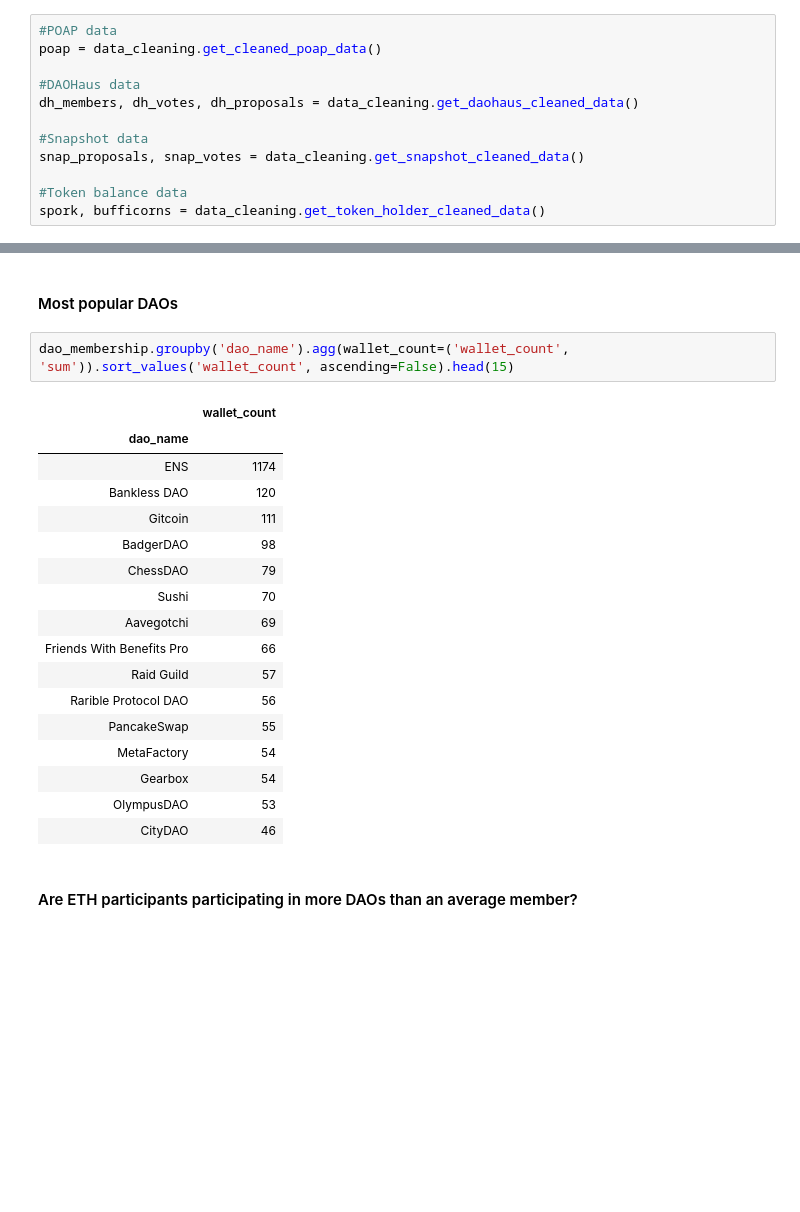
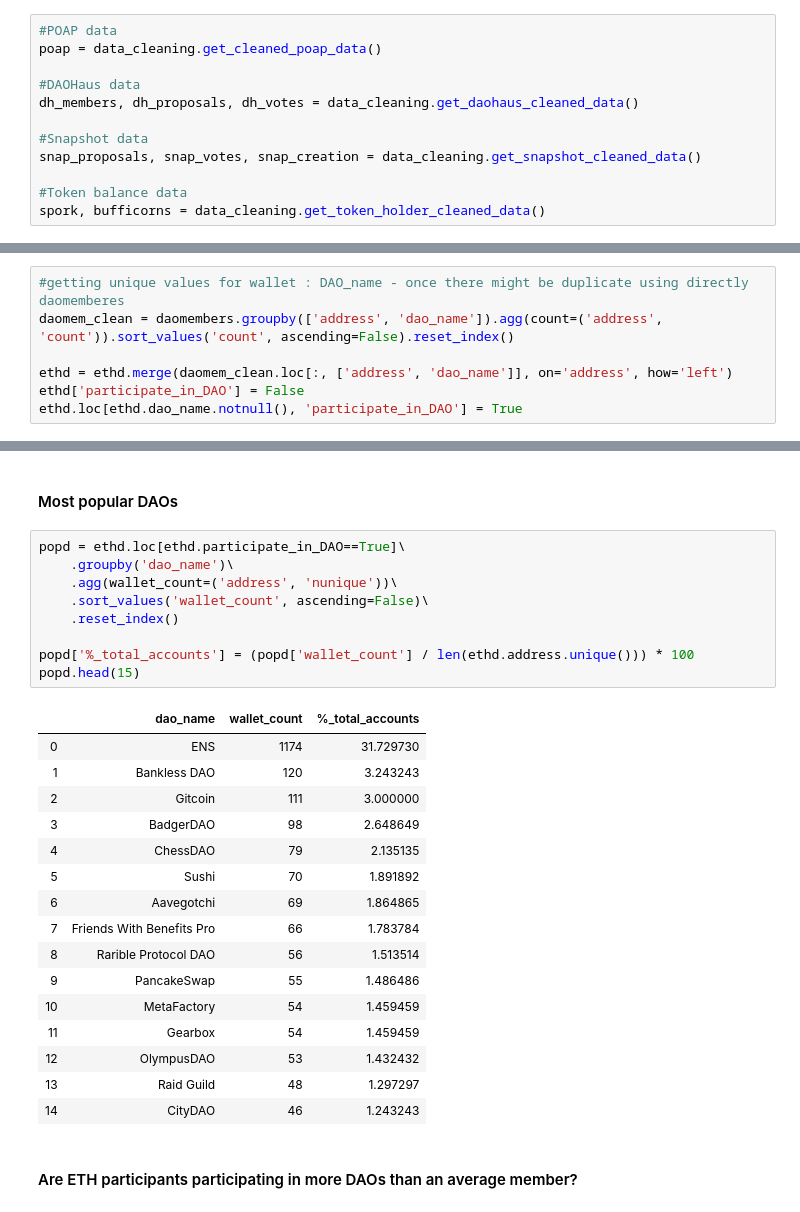
Before and after one commit to fmeiraf/poap_analysis, a Jupyter notebook: analysis/eth_denver_analysis.ipynb, the cells around one changed output, grey strips where cells are left out. Drawn from its saved outputs; the diff is of its cells as text; blank space fills up the shorter version.

Commit message:
finished first draft of all dao membership and activity analysis

```diff
--- a/analysis/eth_denver_analysis.ipynb
+++ b/analysis/eth_denver_analysis.ipynb
@@ -23,10 +23,10 @@ This is an analysis originated from a bounty from [DiamondDAO](https://docs.diam
 poap = data_cleaning.get_cleaned_poap_data()
 
 #DAOHaus data
-dh_members, dh_votes, dh_proposals = data_cleaning.get_daohaus_cleaned_data()
+dh_members, dh_proposals, dh_votes = data_cleaning.get_daohaus_cleaned_data()
 
 #Snapshot data
-snap_proposals, snap_votes = data_cleaning.get_snapshot_cleaned_data()
+snap_proposals, snap_votes, snap_creation = data_cleaning.get_snapshot_cleaned_data()
 
 #Token balance data
 spork, bufficorns = data_cleaning.get_token_holder_cleaned_data()
@@ -418,3 +393,10 @@ To retain the current behavior and silence the warning, pass 'sort=True'.
 # %% [markdown]
 ### The DAOs ETH Denver attendees participate
+# %%
+#getting unique values for wallet : DAO_name - once there might be duplicate using directly daomemberes
+daomem_clean = daomembers.groupby(['address', 'dao_name']).agg(count=('address', 'count')).sort_values('count', ascending=False).reset_index()
+
+ethd = ethd.merge(daomem_clean.loc[:, ['address', 'dao_name']], on='address', how='left')
+ethd['participate_in_DAO'] = False
+ethd.loc[ethd.dao_name.notnull(), 'participate_in_DAO'] = True
 # %% [markdown]
@@ -422,24 +412,30 @@ To retain the current behavior and silence the warning, pass 'sort=True'.
 # %% [markdown]
 #### Most popular DAOs
 # %%
-dao_membership.groupby('dao_name').agg(wallet_count=('wallet_count', 'sum')).sort_values('wallet_count', ascending=False).head(15)
+popd = ethd.loc[ethd.participate_in_DAO==True]\
+    .groupby('dao_name')\
+    .agg(wallet_count=('address', 'nunique'))\
+    .sort_values('wallet_count', ascending=False)\
+    .reset_index()
+
+popd['%_total_accounts'] = (popd['wallet_count'] / len(ethd.address.unique())) * 100
+popd.head(15)
 # %% [output]
-|  | wallet_count |
-| dao_name |  |
-| ENS | 1174 |
-| Bankless DAO | 120 |
-| Gitcoin | 111 |
-| BadgerDAO | 98 |
-| ChessDAO | 79 |
-| Sushi | 70 |
-| Aavegotchi | 69 |
-| Friends With Benefits Pro | 66 |
-| Raid Guild | 57 |
-| Rarible Protocol DAO | 56 |
-| PancakeSwap | 55 |
-| MetaFactory | 54 |
-| Gearbox | 54 |
-| OlympusDAO | 53 |
-| CityDAO | 46 |
+|  | dao_name | wallet_count | %_total_accounts |
+| 0 | ENS | 1174 | 31.729730 |
+| 1 | Bankless DAO | 120 | 3.243243 |
+| 2 | Gitcoin | 111 | 3.000000 |
+| 3 | BadgerDAO | 98 | 2.648649 |
+| 4 | ChessDAO | 79 | 2.135135 |
+| 5 | Sushi | 70 | 1.891892 |
+| 6 | Aavegotchi | 69 | 1.864865 |
+| 7 | Friends With Benefits Pro | 66 | 1.783784 |
+| 8 | Rarible Protocol DAO | 56 | 1.513514 |
+| 9 | PancakeSwap | 55 | 1.486486 |
+| 10 | MetaFactory | 54 | 1.459459 |
+| 11 | Gearbox | 54 | 1.459459 |
+| 12 | OlympusDAO | 53 | 1.432432 |
+| 13 | Raid Guild | 48 | 1.297297 |
+| 14 | CityDAO | 46 | 1.243243 |
 # %% [markdown]
 #### Are ETH participants participating in more DAOs than an average member?
```
Also changed, not shown: parts of 32 cells of this notebook.
